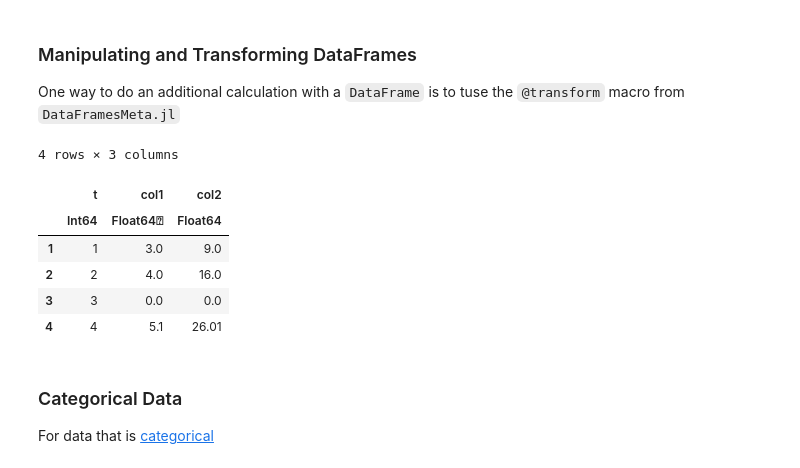
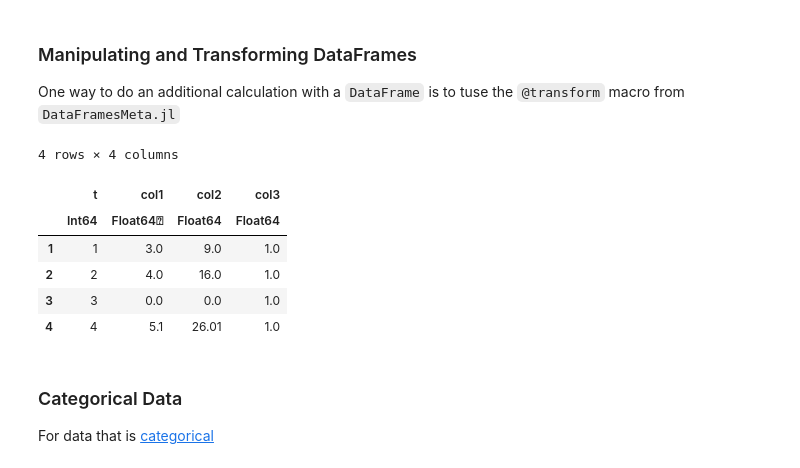
Before and after one commit to ScPo-CompEcon/CoursePack, a Jupyter notebook: Notebooks/data_statistical_packages.ipynb, the cells around one changed output. Saved outputs shown, nothing was run; the diff lists cells and outputs as text; code cells hidden in the pictures.

```diff
--- a/Notebooks/data_statistical_packages.ipynb
+++ b/Notebooks/data_statistical_packages.ipynb
@@ -142,8 +166,8 @@ push!(df, nt)
 # %% [markdown]
 Named tuples can also be used to construct a `DataFrame`, and have it properly deduce all types
 # %%
-nt = (t = 1, col1 = 3.0)
-df2 = DataFrame([nt])
+ntx = (t = 1, col1 = 3.0)
+df2 = DataFrame([ntx])
 push!(df2, (t=2, col1 = 4.0))
 # %% [output]
 2 rows × 2 columns
@@ -196,15 +224,15 @@ One way to do an additional calculation with a `DataFrame` is to tuse the `@tran
 # %%
 using DataFramesMeta
 f(x) = x^2
-df2 = @transform(df2, col2 = f.(:col1))
+df2 = @transform(df2, col2 = f.(:col1), col3 = 1.0)
 # %% [output]
-4 rows × 3 columns
+4 rows × 4 columns
-|  | t | col1 | col2 |
-|  | Int64 | Float64⍰ | Float64 |
-| 1 | 1 | 3.0 | 9.0 |
-| 2 | 2 | 4.0 | 16.0 |
-| 3 | 3 | 0.0 | 0.0 |
-| 4 | 4 | 5.1 | 26.01 |
+|  | t | col1 | col2 | col3 |
+|  | Int64 | Float64⍰ | Float64 | Float64 |
+| 1 | 1 | 3.0 | 9.0 | 1.0 |
+| 2 | 2 | 4.0 | 16.0 | 1.0 |
+| 3 | 3 | 0.0 | 0.0 | 1.0 |
+| 4 | 4 | 5.1 | 26.01 | 1.0 |
 # %% [markdown]
 ### Categorical Data
 
```
Also changed, not shown: parts of 9 cells of this notebook, 22 other files.
